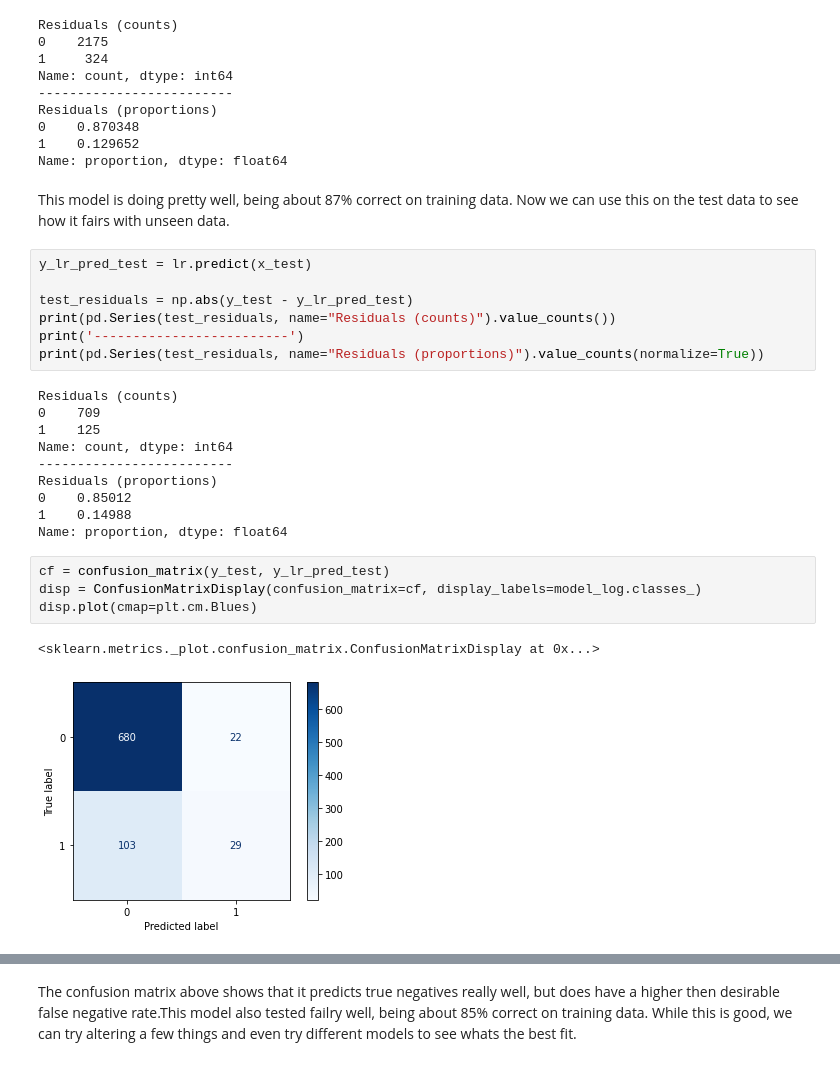
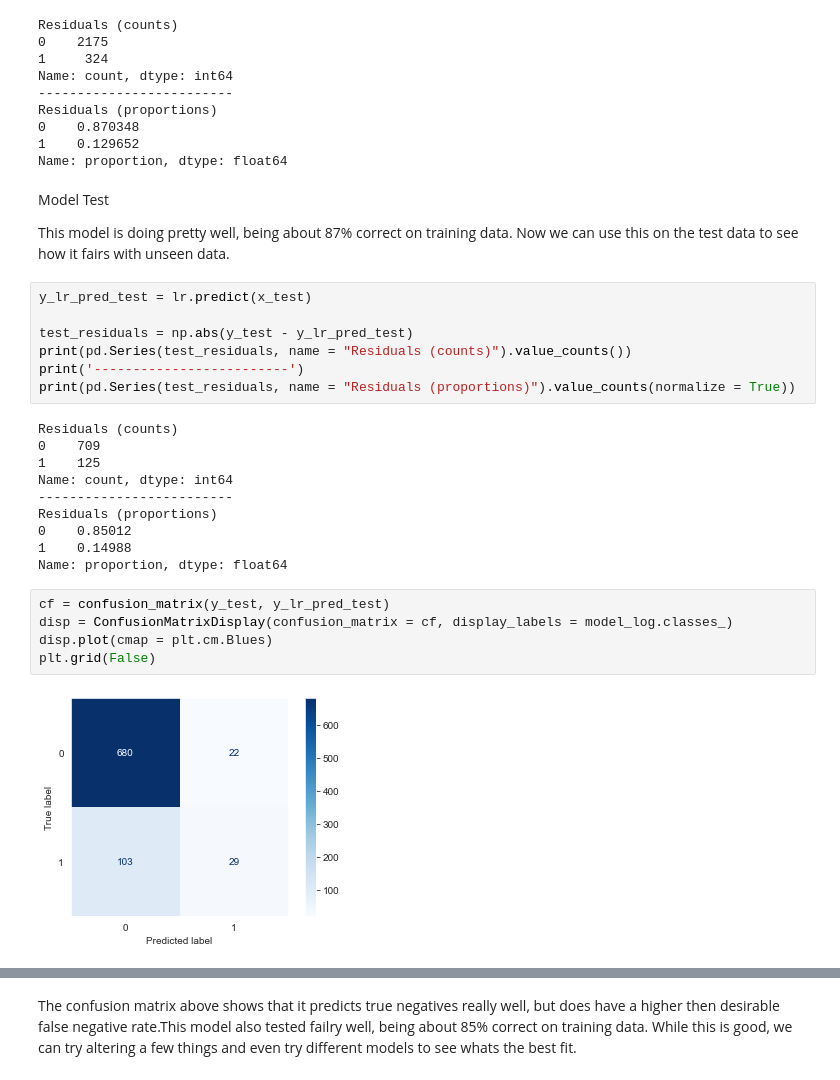
Before and after one commit to Djohnson1313/Predicting_customer_churn, a Jupyter notebook: predicting_customer_churn.ipynb, the cells around one changed output, grey strips where cells are left out. Saved outputs shown, nothing was run; the diff lists cells and outputs as text.

```diff
--- a/predicting_customer_churn.ipynb
+++ b/predicting_customer_churn.ipynb
@@ -532,14 +534,16 @@ Residuals (proportions)
 1    0.129652
 Name: proportion, dtype: float64
 # %% [markdown]
+Model Test
+
 This model is doing pretty well, being about 87% correct on training data. Now we can use this on the test data to see how it fairs with unseen data.
 # %%
 y_lr_pred_test = lr.predict(x_test)
 
 test_residuals = np.abs(y_test - y_lr_pred_test)
-print(pd.Series(test_residuals, name="Residuals (counts)").value_counts())
+print(pd.Series(test_residuals, name = "Residuals (counts)").value_counts())
 print('-------------------------')
-print(pd.Series(test_residuals, name="Residuals (proportions)").value_counts(normalize=True))
+print(pd.Series(test_residuals, name = "Residuals (proportions)").value_counts(normalize = True))
 # %% [output]
 Residuals (counts)
 0    709
@@ -552,8 +556,8 @@ Residuals (proportions)
 Name: proportion, dtype: float64
 # %%
 cf = confusion_matrix(y_test, y_lr_pred_test)
-disp = ConfusionMatrixDisplay(confusion_matrix=cf, display_labels=model_log.classes_)
-disp.plot(cmap=plt.cm.Blues)
+disp = ConfusionMatrixDisplay(confusion_matrix = cf, display_labels = model_log.classes_)
+disp.plot(cmap = plt.cm.Blues)
+plt.grid(False)
 # %% [output]
-<sklearn.metrics._plot.confusion_matrix.ConfusionMatrixDisplay at 0x...>
-[figure, old version]
+[figure, new version]
```
Also changed, not shown: parts of 26 cells of this notebook.
